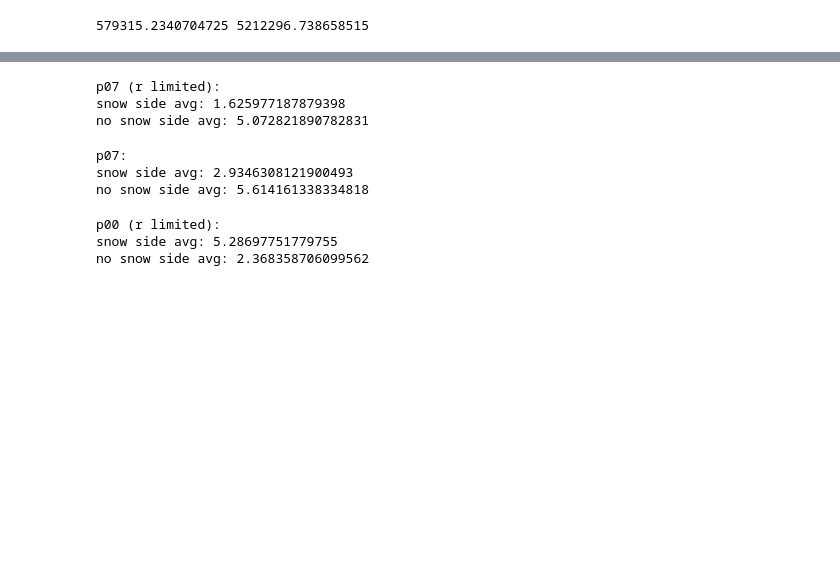
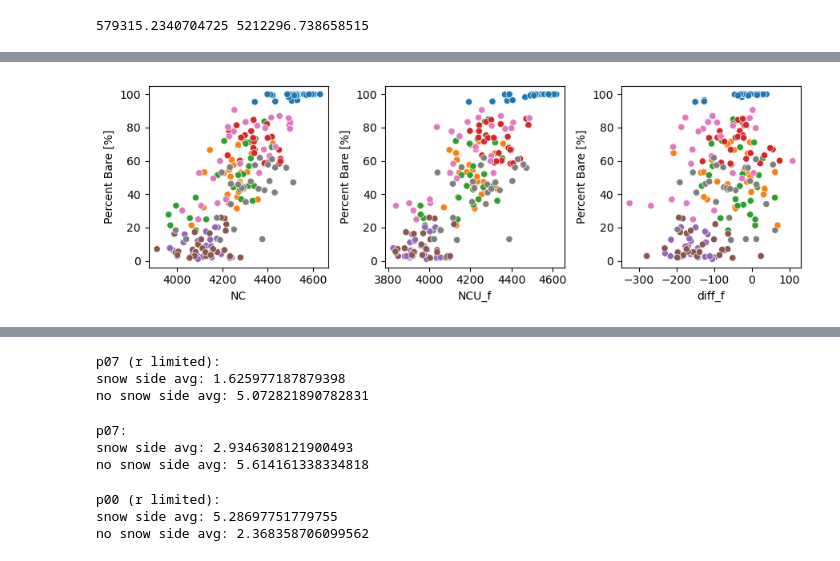
Before and after one commit to heyjoekim/spatial_crns_carc, a Jupyter notebook: analysis_cont.ipynb, the cells around one changed output, grey strips where cells are left out. Cells and saved outputs as stored; diff of their text form; code cells hidden in the pictures; blank space fills up the shorter version.

```diff
--- a/analysis_cont.ipynb
+++ b/analysis_cont.ipynb
@@ -4119,0 +4246,27 @@ plt.show()
+# %%
+var_p00 = calcFptVar(dists_p00, 'p00')
+var_p01 = calcFptVar(dists_p01, 'p01')
+var_p02 = calcFptVar(dists_p02, 'p02')
+var_p03 = calcFptVar(dists_p03, 'p03')
+var_p04 = calcFptVar(dists_p04, 'p04')
+var_p05 = calcFptVar(dists_p05, 'p05')
+var_p06 = calcFptVar(dists_p06, 'p06')
+var_p07 = calcFptVar(dists_p07, 'p07')
+var_p08 = calcFptVar(dists_p08, 'p08')
+var_p09 = calcFptVar(dists_p09, 'p09')
+var_p10 = calcFptVar(dists_p10, 'p10')
+var_p11 = calcFptVar(dists_p11, 'p11')
+var_p12 = calcFptVar(dists_p12, 'p12')
+var_p13 = calcFptVar(dists_p13, 'p13')
+var_p14 = calcFptVar(dists_p14, 'p14')
+var_p15 = calcFptVar(dists_p15, 'p15')
+var_p16 = calcFptVar(dists_p16, 'p16')
+var_p17 = calcFptVar(dists_p17, 'p17')
+var_p18 = calcFptVar(dists_p18, 'p18')
+var_p19 = calcFptVar(dists_p19, 'p19')
+var_p20 = calcFptVar(dists_p20, 'p20')
+var_p21 = calcFptVar(dists_p21, 'p21')
+var_p22 = calcFptVar(dists_p22, 'p22')
+var_p23 = calcFptVar(dists_p23, 'p23')
+var_p24 = calcFptVar(dists_p24, 'p24')
+var_p25 = calcFptVar(dists_p25, 'p25')
@@ -4119,0 +4445,14 @@ plt.show()
+# %%
+# ncdf_no_control.plot(kind='scatter',
+#                      x='NC', y='Percent Bare [%]',
+#                      color='Point')
+fig, axs = plt.subplots(1,3, figsize=(9,3))
+sns.scatterplot(data=all_diffs, ax=axs[0],
+                x='NC', y='Percent Bare [%]', hue='Date', legend=False)
+sns.scatterplot(data=all_diffs, ax=axs[1],
+                x='NCU_f', y='Percent Bare [%]', hue='Date', legend=False)
+sns.scatterplot(data=all_diffs, ax=axs[2],
+                x='diff_f', y='Percent Bare [%]', hue='Date', legend=False)
+plt.tight_layout()
+# %% [output]
+[figure, added]
```
Also changed, not shown: parts of 50 cells of this notebook, 3 other files.
